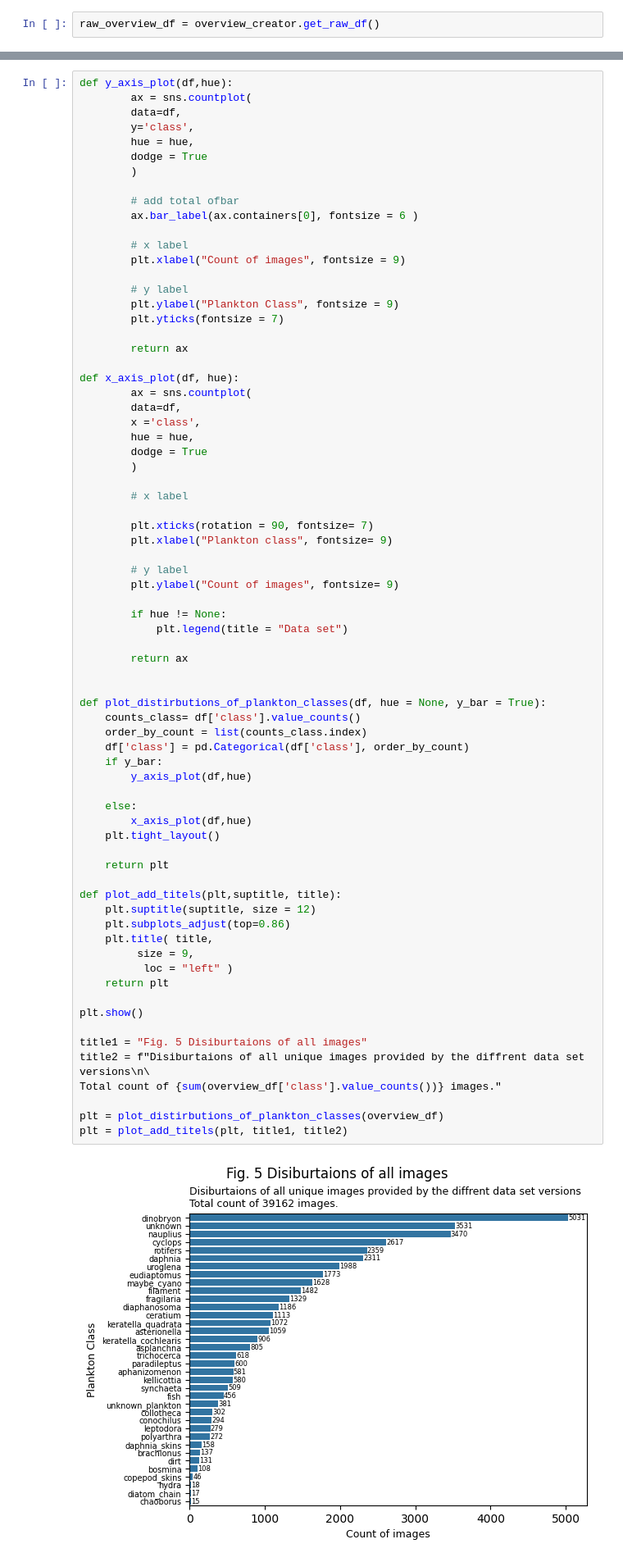
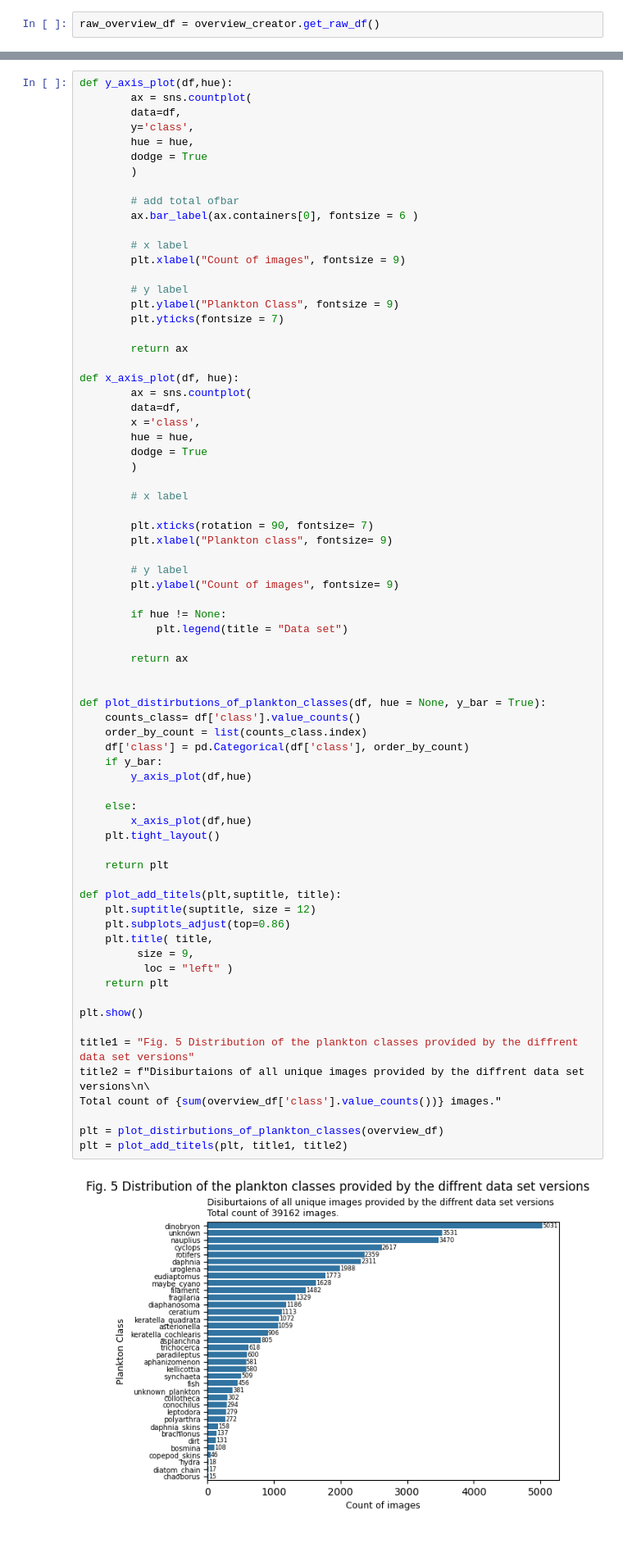
Before and after one commit to JuanFelipeRuiz/lit_ecology_classifier, a Jupyter notebook: notebooks/1_dataset_overview.ipynb, the cells around one changed output, grey strips where cells are left out. Shown: that part at 82% size. Saved outputs shown, nothing was run; the diff lists cells and outputs as text.

```diff
--- a/notebooks/1_dataset_overview.ipynb
+++ b/notebooks/1_dataset_overview.ipynb
@@ -554,35 +557,35 @@ def x_axis_plot(df, hue):
 
 def plot_distirbutions_of_plankton_classes(df, hue = None, y_bar = True):
     counts_class= df['class'].value_counts()
     order_by_count = list(counts_class.index)
     df['class'] = pd.Categorical(df['class'], order_by_count)
     if y_bar:
         y_axis_plot(df,hue)
 
     else:
         x_axis_plot(df,hue)
     plt.tight_layout()
 
     return plt
 
 def plot_add_titels(plt,suptitle, title):
     plt.suptitle(suptitle, size = 12)
     plt.subplots_adjust(top=0.86)
     plt.title( title,
          size = 9,
           loc = "left" )
     return plt
 
 plt.show()
 
-title1 = "Fig. 5 Disiburtaions of all images"
+title1 = "Fig. 5 Distribution of the plankton classes provided by the diffrent data set versions"
 title2 = f"Disiburtaions of all unique images provided by the diffrent data set versions\n\
 Total count of {sum(overview_df['class'].value_counts())} images."
 
 plt = plot_distirbutions_of_plankton_classes(overview_df)
 plt = plot_add_titels(plt, title1, title2)
 # %% [output]
-[figure, old version]
+[figure, new version]
 # %%
 # plot fig 6
 title1 = "Fig.6 Disiburtaions of all images per datsetversion"
```
Also changed, not shown: parts of 3 cells of this notebook.
